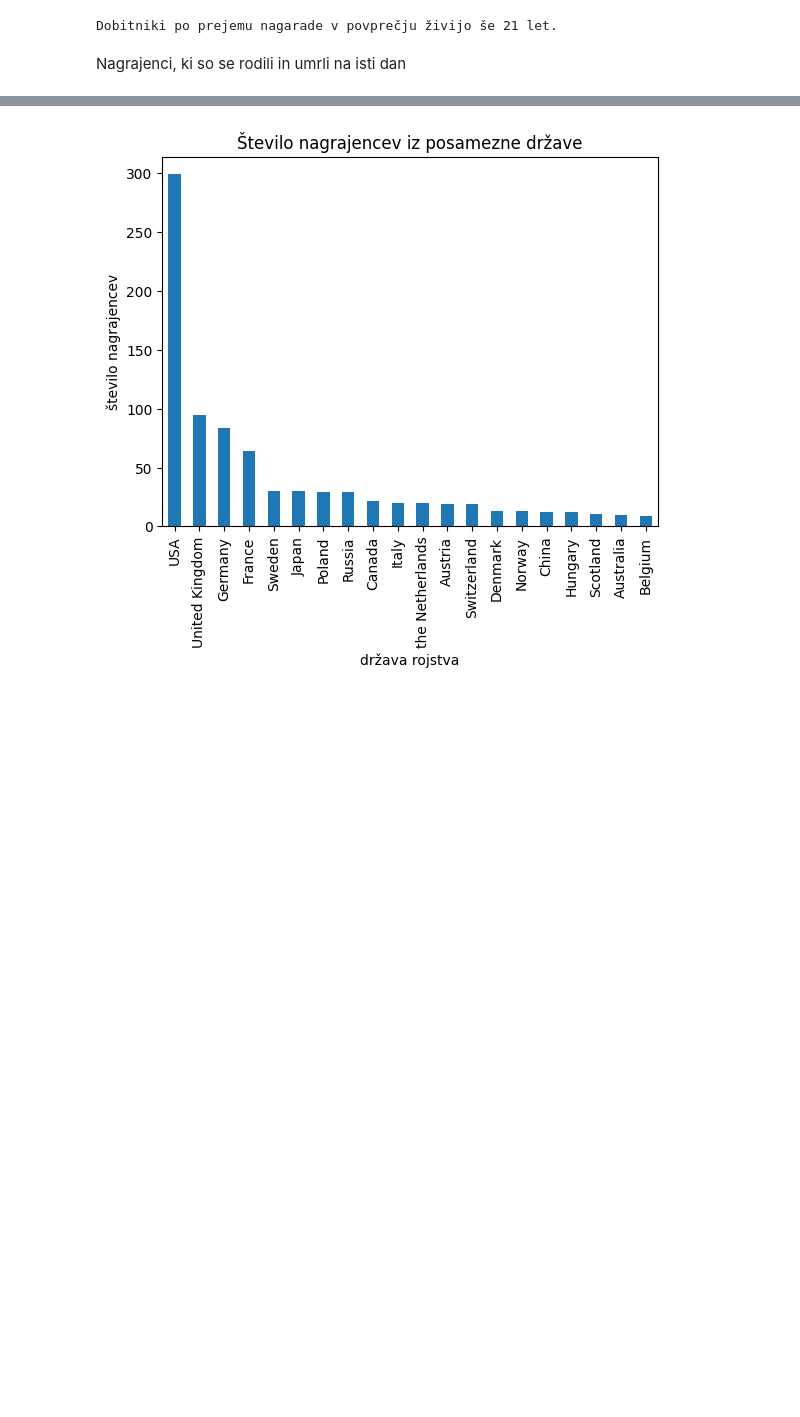
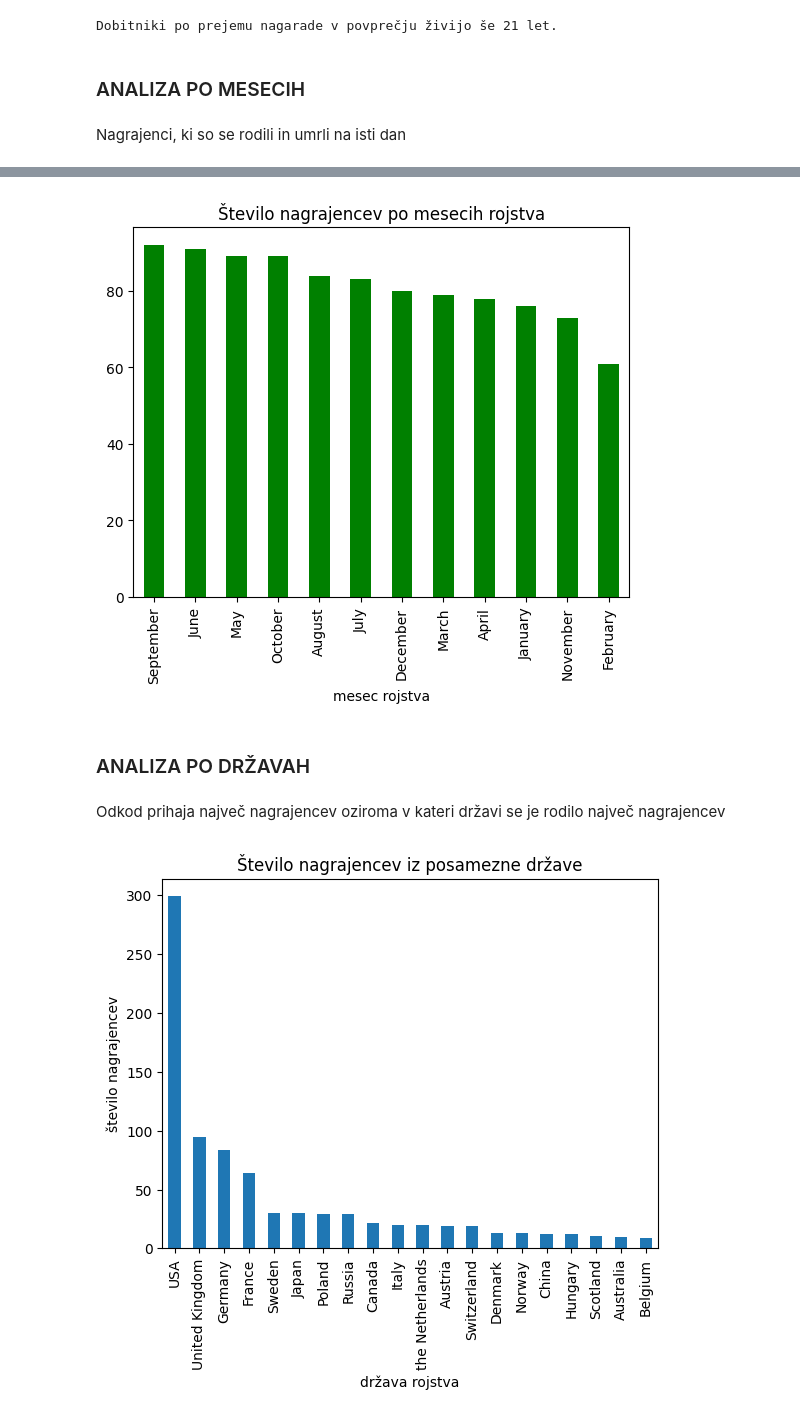
Before and after one commit to Tpajek1234/UVP-seminarska-naloga-nobelove-nagrade, a Jupyter notebook: nagrajenci_analiza.ipynb, the cells around one changed output, grey strips where cells are left out. Cells and saved outputs as stored; diff of their text form; code cells hidden in the pictures; blank space fills up the shorter version.

```diff
--- a/nagrajenci_analiza.ipynb
+++ b/nagrajenci_analiza.ipynb
@@ -129,6 +181,8 @@ povprecje = let_po_nagradi["število let po nagradi"].mean()
 print(f"Dobitniki po prejemu nagarade v povprečju živijo še {int(povprecje)} let.")
 # %% [output]
 Dobitniki po prejemu nagarade v povprečju živijo še 21 let.
+# %% [markdown]
+### ANALIZA PO MESECIH
 # %% [markdown]
 Nagrajenci, ki so se rodili in umrli na isti dan
 # %%
@@ -149,3 +201,18 @@ filtrira_posevnice[
+# %%
+datum_rojstva = nagrajenci[nagrajenci["datum rojstva"] != "/"]
+nagrajenci[["dan rojstva", "mesec rojstva"]] = nagrajenci["datum rojstva"].str.extract(
+    r"(\d+ )([a-zA-Z]+)"
+)
+po_mesecih_rojstva = nagrajenci["mesec rojstva"].value_counts()
+graf_mesecev = po_mesecih_rojstva.plot.bar(
+    title="Število nagrajencev po mesecih rojstva", color="green"
+)
+# %% [output]
+[figure, added]
+# %% [markdown]
+### ANALIZA PO DRŽAVAH
+# %% [markdown]
+Odkod prihaja največ nagrajencev oziroma v kateri državi se je rodilo največ nagrajencev
 # %%
 drzava_brez_pomisl = nagrajenci[nagrajenci["država rojstva"] != "/"]
 drzave_po_nagrajencih = drzava_brez_pomisl["država rojstva"].value_counts()
```
Also changed, not shown: parts of 15 cells of this notebook.
